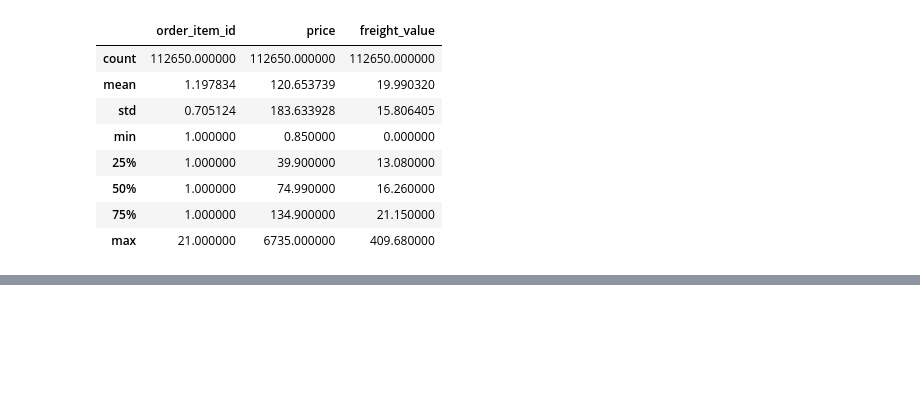
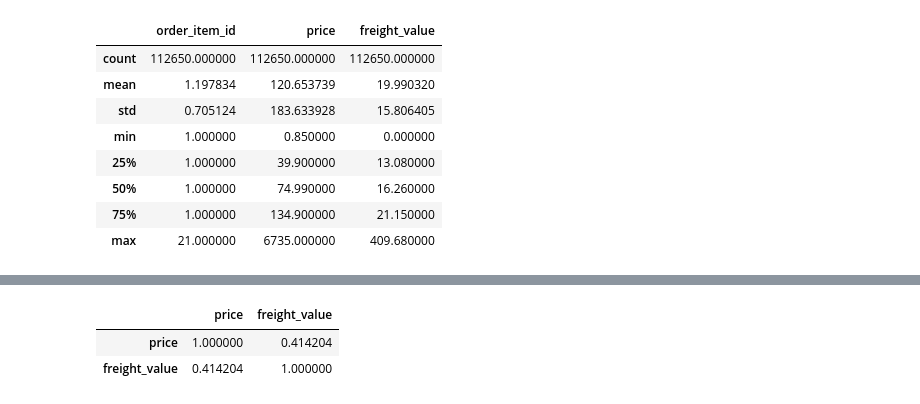
Before and after one commit to Julien-Data/ecommerce-analytics-dashboard, a Jupyter notebook: notebooks/exploration.ipynb, the cells around one changed output, grey strips where cells are left out. Cells and saved outputs as stored; diff of their text form; code cells hidden in the pictures; blank space fills up the shorter version.

```diff
--- a/notebooks/exploration.ipynb
+++ b/notebooks/exploration.ipynb
@@ -48,0 +154,6 @@ order_items.describe()
+# %%
+order_items[['price', 'freight_value']].corr()
+# %% [output]
+|  | price | freight_value |
+| price | 1.000000 | 0.414204 |
+| freight_value | 0.414204 | 1.000000 |
```
Also changed, not shown: parts of 17 cells of this notebook.
